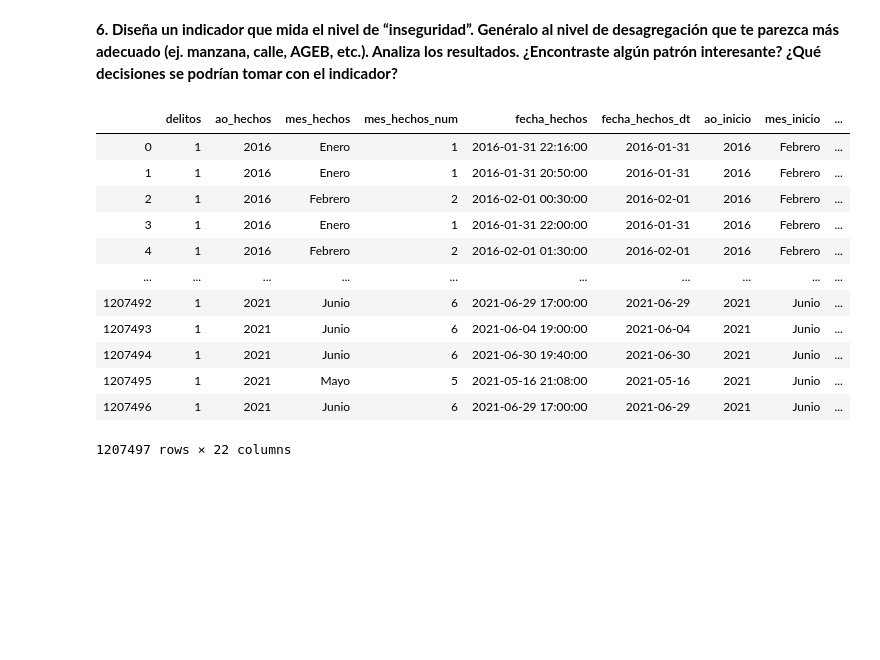
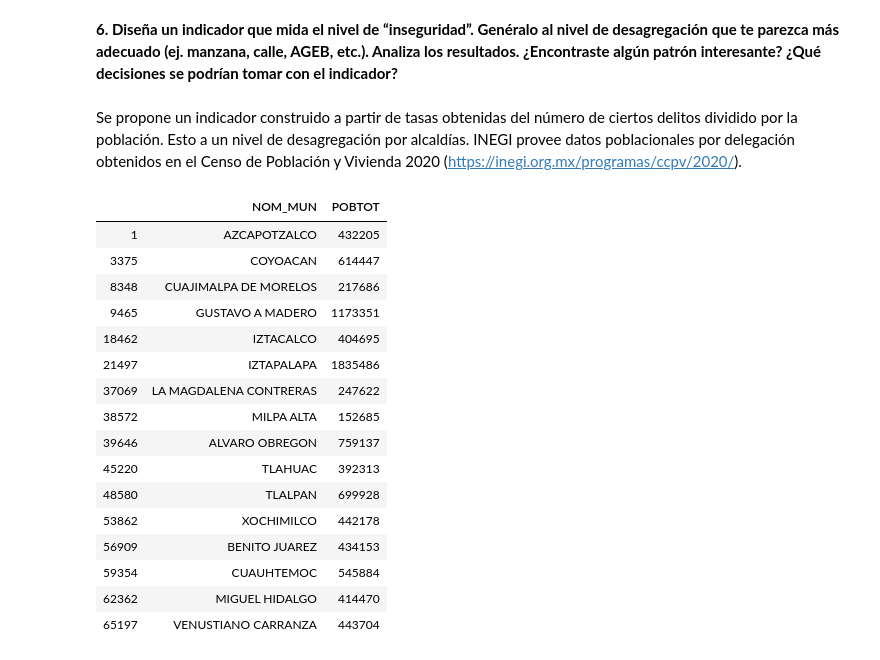
Before and after one commit to DarioDC/OPI, a Jupyter notebook: Examen_DarioDiazCuevas.ipynb, the cells around one changed output. Cells and saved outputs as stored; diff of their text form; code cells hidden in the pictures; blank space fills up the shorter version.

```diff
--- a/Examen_DarioDiazCuevas.ipynb
+++ b/Examen_DarioDiazCuevas.ipynb
@@ -776,19 +778,5 @@ print(alc_del_final.loc['AZCAPOTZALCO','delitos'])
 ['CONTRA EL ESTADO CIVIL', 'DESAPARICION FORZADA DE PERSONAS', 'PERSONAS EXTRAVIADAS', 'ROBO A TRANSEUNTE EN NEGOCIO CON VIOLENCIA', 'ROBO A TRANSEUNTE EN PARQUES Y MERCADOS CON VIOLENCIA', 'ROBO A TR ...
 # %% [markdown]
 **6. Diseña un indicador que mida el nivel de “inseguridad”. Genéralo al nivel de desagregación que te parezca más adecuado (ej. manzana, calle, AGEB, etc.). Analiza los resultados. ¿Encontraste algún patrón interesante? ¿Qué decisiones se podrían tomar con el indicador?**
-# %%
-del_cdmx
-# %% [output]
-|  | delitos | ao_hechos | mes_hechos | mes_hechos_num | fecha_hechos | fecha_hechos_dt | ao_inicio | mes_inicio | ... |
-| 0 | 1 | 2016 | Enero | 1 | 2016-01-31 22:16:00 | 2016-01-31 | 2016 | Febrero | ... |
-| 1 | 1 | 2016 | Enero | 1 | 2016-01-31 20:50:00 | 2016-01-31 | 2016 | Febrero | ... |
-| 2 | 1 | 2016 | Febrero | 2 | 2016-02-01 00:30:00 | 2016-02-01 | 2016 | Febrero | ... |
-| 3 | 1 | 2016 | Enero | 1 | 2016-01-31 22:00:00 | 2016-01-31 | 2016 | Febrero | ... |
-| 4 | 1 | 2016 | Febrero | 2 | 2016-02-01 01:30:00 | 2016-02-01 | 2016 | Febrero | ... |
-| ... | ... | ... | ... | ... | ... | ... | ... | ... | ... |
-| 1207492 | 1 | 2021 | Junio | 6 | 2021-06-29 17:00:00 | 2021-06-29 | 2021 | Junio | ... |
-| 1207493 | 1 | 2021 | Junio | 6 | 2021-06-04 19:00:00 | 2021-06-04 | 2021 | Junio | ... |
-| 1207494 | 1 | 2021 | Junio | 6 | 2021-06-30 19:40:00 | 2021-06-30 | 2021 | Junio | ... |
-| 1207495 | 1 | 2021 | Mayo | 5 | 2021-05-16 21:08:00 | 2021-05-16 | 2021 | Junio | ... |
-| 1207496 | 1 | 2021 | Junio | 6 | 2021-06-29 17:00:00 | 2021-06-29 | 2021 | Junio | ... |
-1207497 rows × 22 columns
+# %% [markdown]
+Se propone un indicador construido a partir de tasas obtenidas del número de ciertos delitos dividido por la población. Esto a un nivel de desagregación por alcaldías. INEGI provee datos poblacionales por delegación obtenidos en el Censo de Población y Vivienda 2020 (https://inegi.org.mx/programas/ccpv/2020/).
@@ -794,0 +786,25 @@ del_cdmx
+# %%
+#se extrae la poblacion por alcaldia
+pob_alc = pob[pob.NOM_LOC == 'Total del municipio'][['NOM_MUN','POBTOT']]
+
+#mayusculas y quitar acentos
+pob_alc.loc[:,'NOM_MUN'] = pob_alc.NOM_MUN.str.upper().str.replace('Ó','O').str.replace('Á','A').str.replace('É','E').str.replace('.','')
+pob_alc
+# %% [output]
+|  | NOM_MUN | POBTOT |
+| 1 | AZCAPOTZALCO | 432205 |
+| 3375 | COYOACAN | 614447 |
+| 8348 | CUAJIMALPA DE MORELOS | 217686 |
+| 9465 | GUSTAVO A MADERO | 1173351 |
+| 18462 | IZTACALCO | 404695 |
+| 21497 | IZTAPALAPA | 1835486 |
+| 37069 | LA MAGDALENA CONTRERAS | 247622 |
+| 38572 | MILPA ALTA | 152685 |
+| 39646 | ALVARO OBREGON | 759137 |
+| 45220 | TLAHUAC | 392313 |
+| 48580 | TLALPAN | 699928 |
+| 53862 | XOCHIMILCO | 442178 |
+| 56909 | BENITO JUAREZ | 434153 |
+| 59354 | CUAUHTEMOC | 545884 |
+| 62362 | MIGUEL HIDALGO | 414470 |
+| 65197 | VENUSTIANO CARRANZA | 443704 |
```
Also changed, not shown: parts of 15 cells of this notebook.
